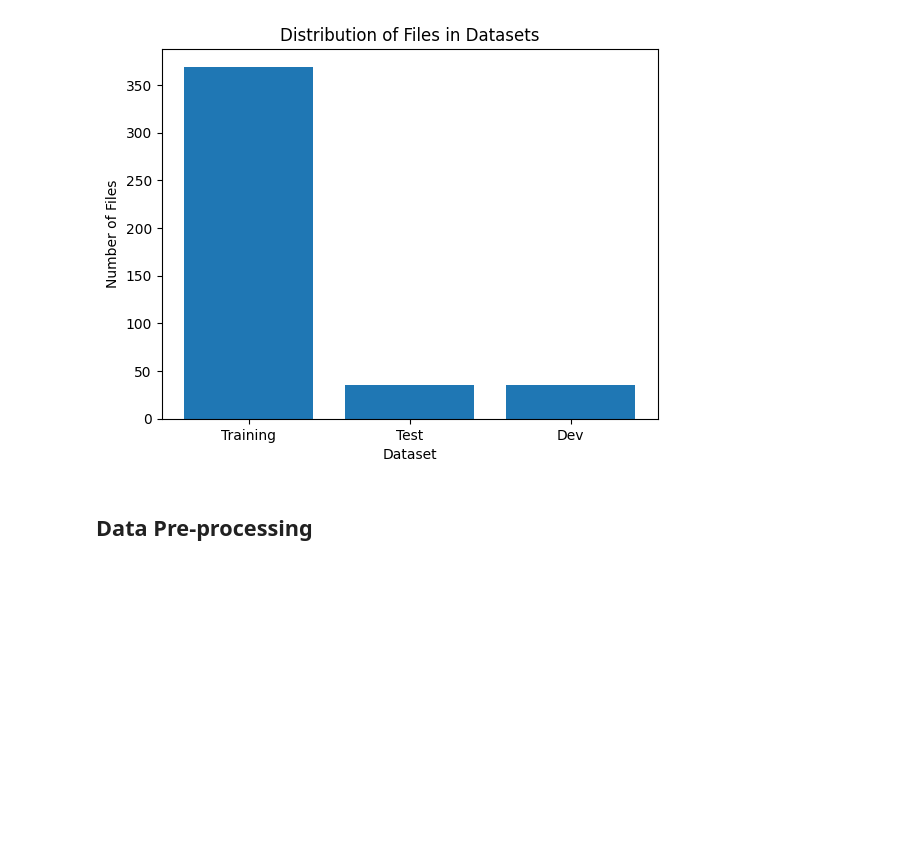
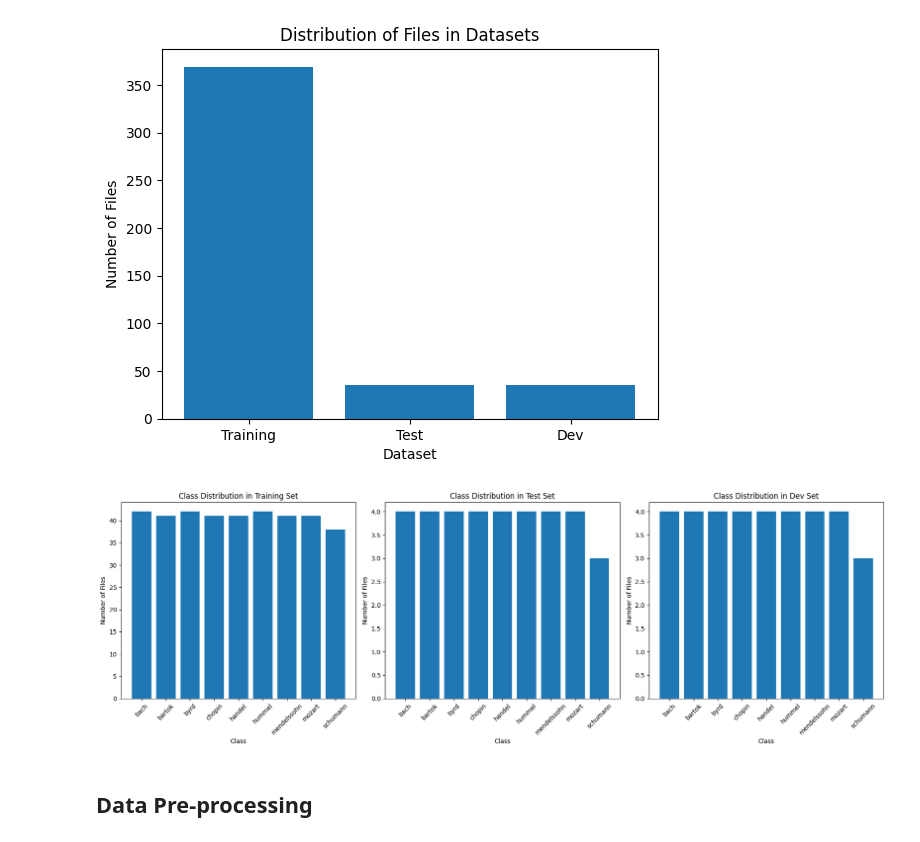
Before and after one commit to mugithi/msaai-nn, a Jupyter notebook: MachineLearningforComposerClassificationUsingMusicalScores.ipynb, the cells around one changed output. Cells and saved outputs as stored; diff of their text form; code cells hidden in the pictures; blank space fills up the shorter version.

```diff
--- a/MachineLearningforComposerClassificationUsingMusicalScores.ipynb
+++ b/MachineLearningforComposerClassificationUsingMusicalScores.ipynb
@@ -46,6 +48,39 @@ title = 'Distribution of Files in Datasets'
 visualize_distribution(data, labels, title)
 # %% [output]
 [figure]
+# %%
+def count_files_in_folder(folder_path):
+    return sum([len(files) for _, _, files in os.walk(folder_path)])
+
+def visualize_class_distribution(ax, dataset_path, class_labels, title):
+    class_counts = {label: count_files_in_folder(os.path.join(dataset_path, label)) for label in class_labels}
+    class_df = pd.DataFrame(class_counts.items(), columns=['Class', 'Count'])
+
+    ax.bar(class_df['Class'], class_df['Count'])
+    ax.set_xlabel('Class')
+    ax.set_ylabel('Number of Files')
+    ax.set_title(title)
+    ax.tick_params(axis='x', rotation=45)
+
+# Define class labels and dataset folders
+class_labels = ['bach', 'bartok', 'byrd', 'chopin', 'handel', 'hummel', 'mendelssohn', 'mozart', 'schumann']
+train_folder = 'NN_midi_files_extended/train'
+test_folder = 'NN_midi_files_extended/test'
+dev_folder = 'NN_midi_files_extended/dev'
+
+# Create a grid of subplots
+fig, axes = plt.subplots(nrows=1, ncols=3, figsize=(18, 6))
+
+# Plot class distributions in each dataset
+visualize_class_distribution(axes[0], train_folder, class_labels, 'Class Distribution in Training Set')
+visualize_class_distribution(axes[1], test_folder, class_labels, 'Class Distribution in Test Set')
+visualize_class_distribution(axes[2], dev_folder, class_labels, 'Class Distribution in Dev Set')
+
+# Adjust layout
+plt.tight_layout()
+plt.show()
+# %% [output]
+[figure, added]
 # %% [markdown]
 ## Data Pre-processing
 # %% [markdown]
```
Also changed, not shown: parts of 15 cells of this notebook.
